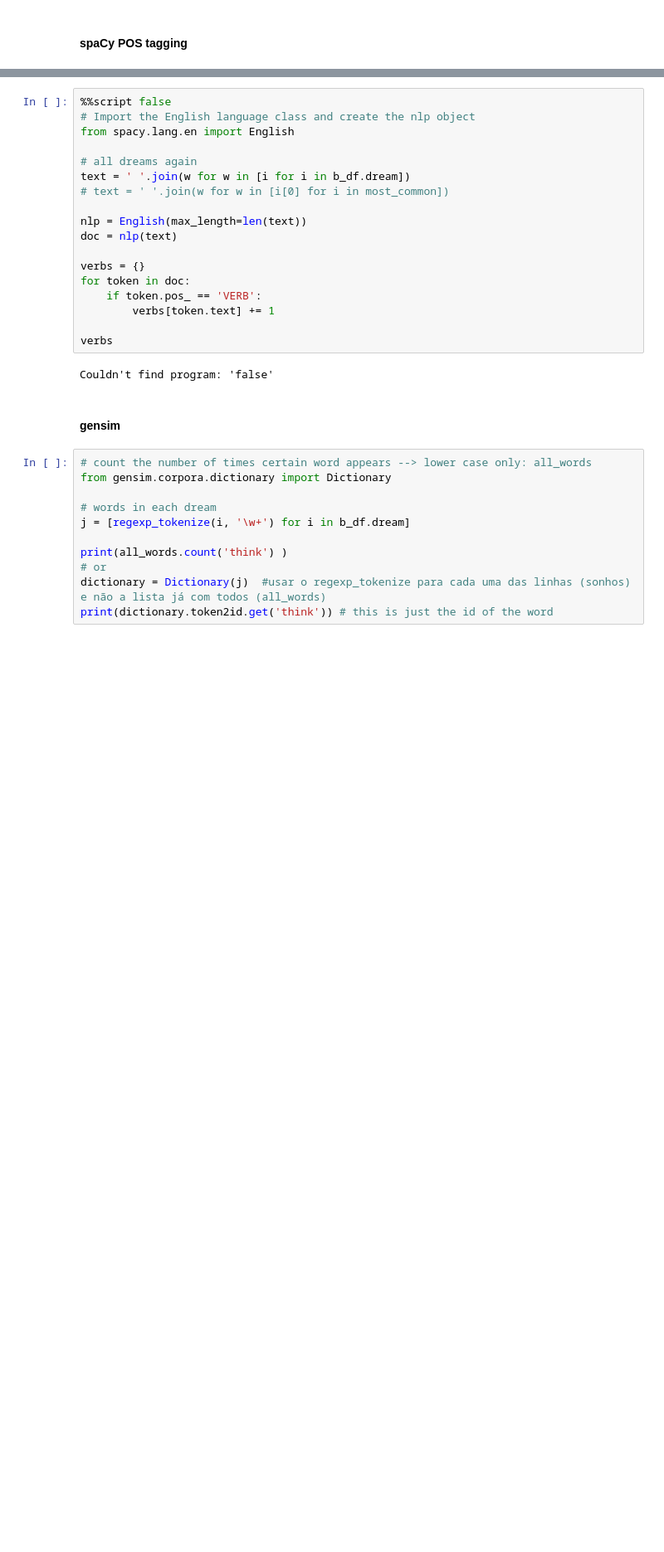
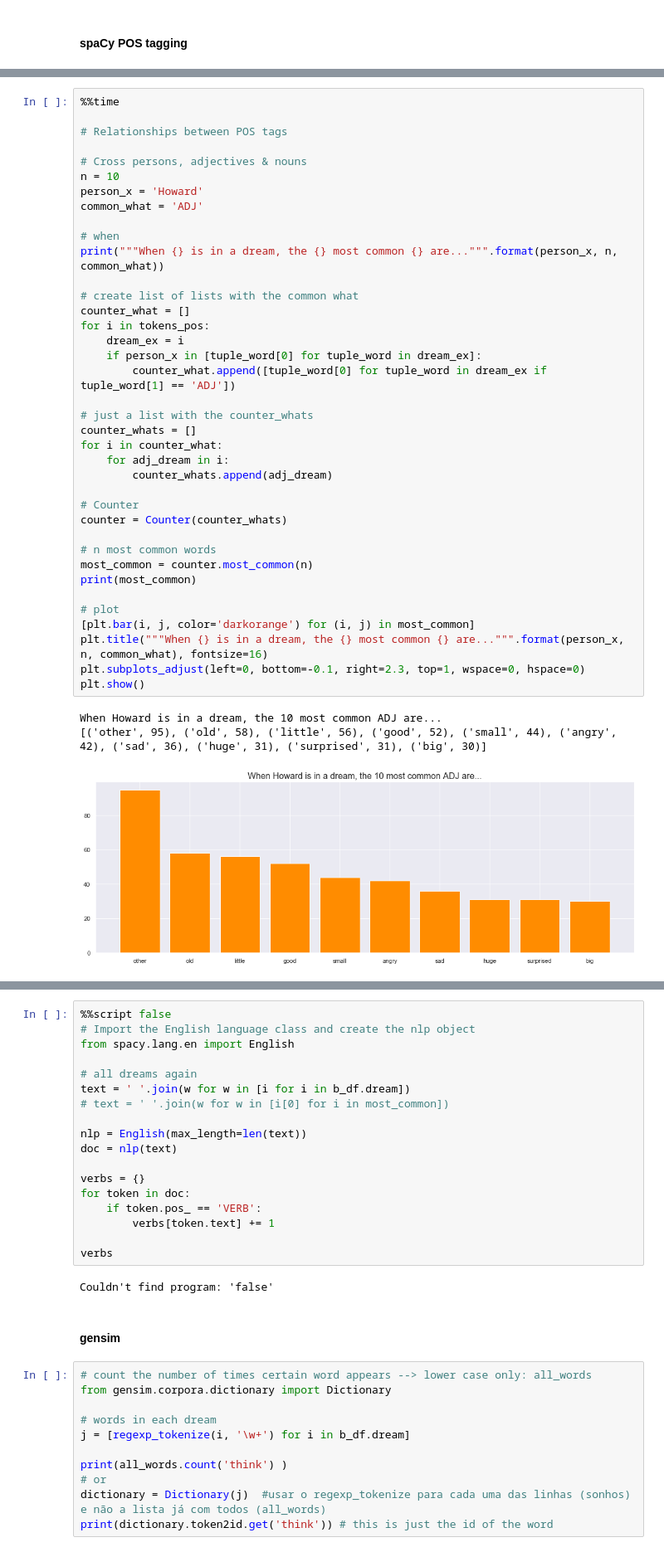
Before and after one commit to MigBap/dreambank, a Jupyter notebook: dreamresearch.net_data.ipynb, the cells around one changed output, grey strips where cells are left out. Shown at 83% size. Drawn from its saved outputs; the diff is of its cells as text; blank space fills up the shorter version.

```diff
--- a/dreamresearch.net_data.ipynb
+++ b/dreamresearch.net_data.ipynb
@@ -1240,0 +1261,42 @@ plt.show()
+# %%
+%%time
+
+# Relationships between POS tags
+
+# Cross persons, adjectives & nouns
+n = 10
+person_x = 'Howard'
+common_what = 'ADJ'
+
+# when
+print("""When {} is in a dream, the {} most common {} are...""".format(person_x, n, common_what))
+
+# create list of lists with the common what
+counter_what = []
+for i in tokens_pos:
+    dream_ex = i
+    if person_x in [tuple_word[0] for tuple_word in dream_ex]:
+        counter_what.append([tuple_word[0] for tuple_word in dream_ex if tuple_word[1] == 'ADJ'])
+
+# just a list with the counter_whats
+counter_whats = []
+for i in counter_what:
+    for adj_dream in i:
+        counter_whats.append(adj_dream)
+
+# Counter
+counter = Counter(counter_whats)
+
+# n most common words
+most_common = counter.most_common(n)
+print(most_common)
+
+# plot
+[plt.bar(i, j, color='darkorange') for (i, j) in most_common]
+plt.title("""When {} is in a dream, the {} most common {} are...""".format(person_x, n, common_what), fontsize=16)
+plt.subplots_adjust(left=0, bottom=-0.1, right=2.3, top=1, wspace=0, hspace=0)
+plt.show()
+# %% [output]
+When Howard is in a dream, the 10 most common ADJ are...
+[('other', 95), ('old', 58), ('little', 56), ('good', 52), ('small', 44), ('angry', 42), ('sad', 36), ('huge', 31), ('surprised', 31), ('big', 30)]
+[figure, added]
```
Also changed, not shown: parts of 18 cells of this notebook.
